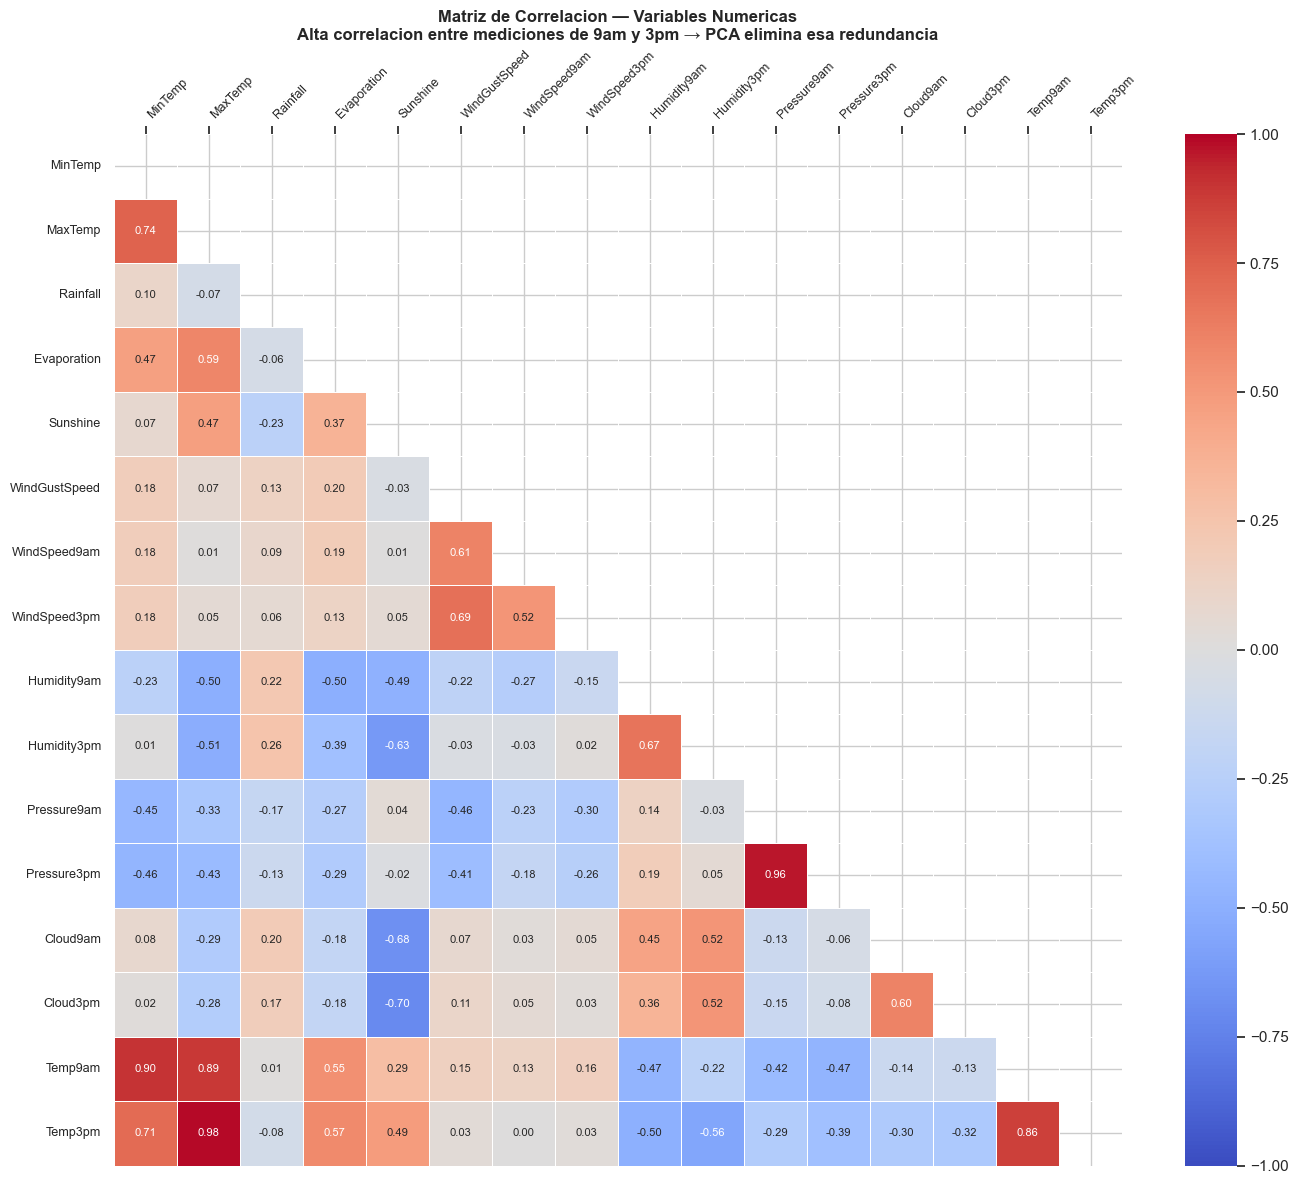
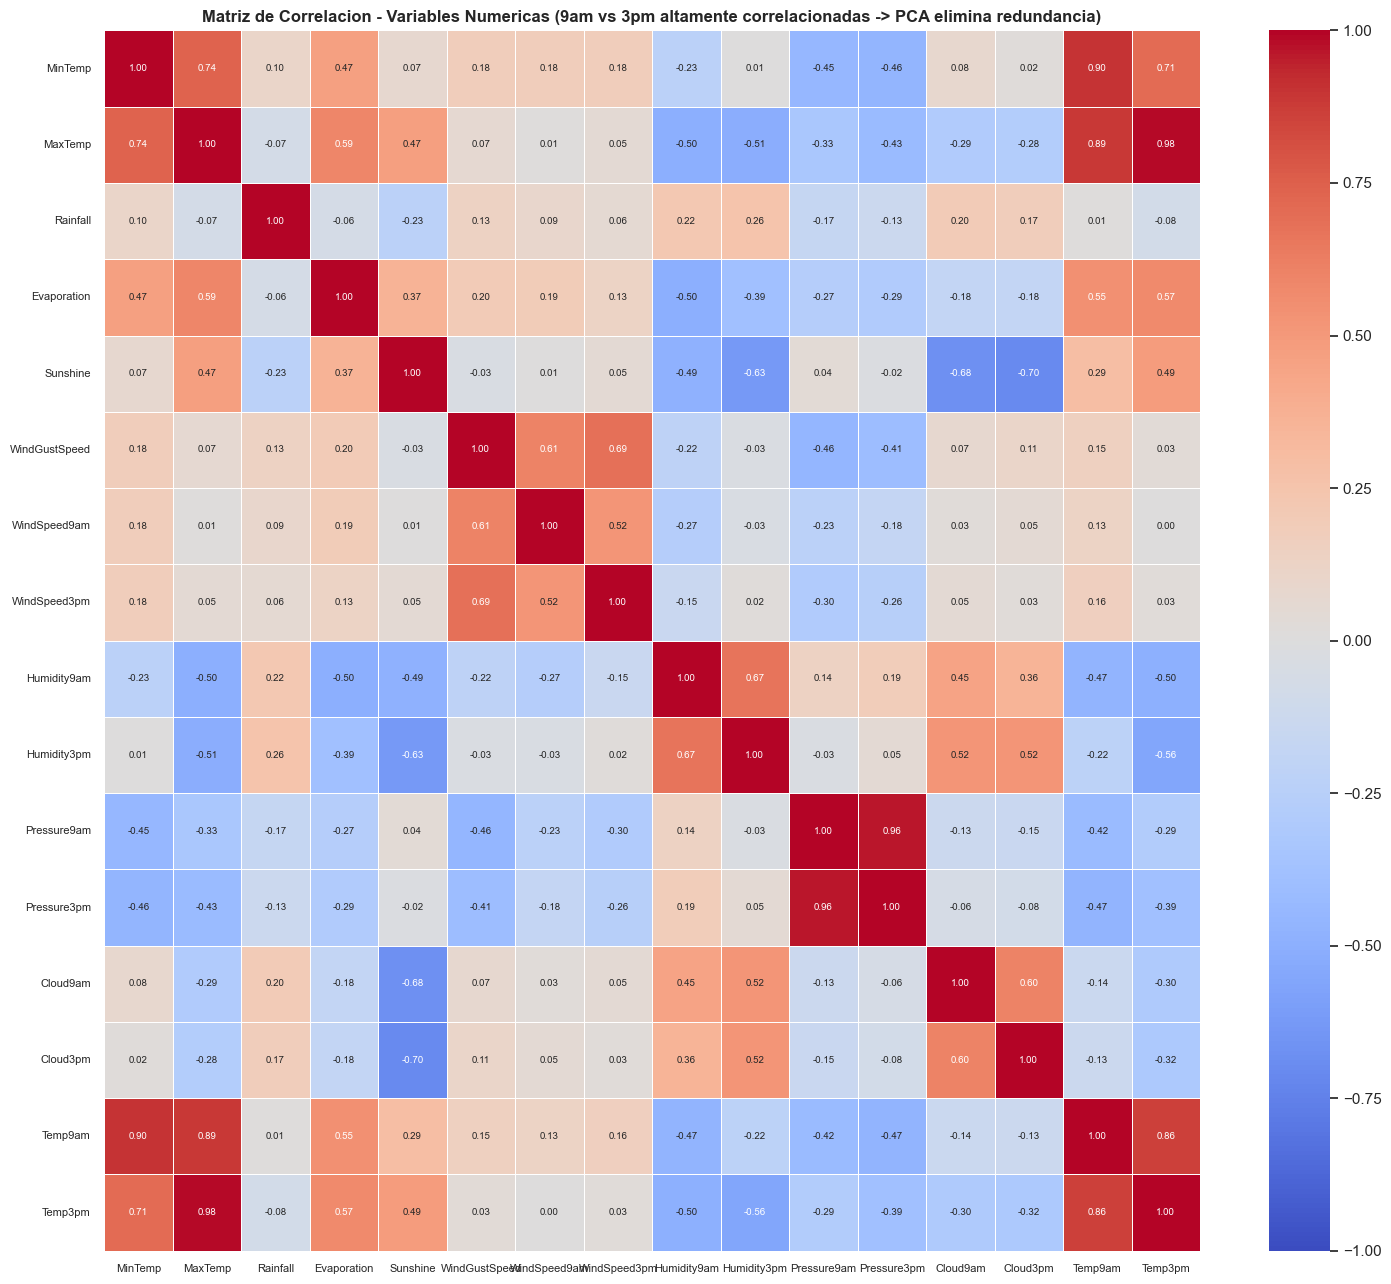
Code edit (unified diff) that turned the first committed figure into the second:
--- before
+++ after
@@ -1,25 +1,20 @@
-fig, ax = plt.subplots(figsize=(14, 12))
+fig, ax = plt.subplots(figsize=(15, 13))
 corr = df[NUMERICAL_ALL].corr()
-mask = np.triu(np.ones_like(corr, dtype=bool))
-sns.heatmap(corr, mask=mask, annot=True, fmt='.2f', cmap='coolwarm',
-            center=0, ax=ax, linewidths=0.5, annot_kws={'size': 8},
+sns.heatmap(corr, annot=True, fmt='.2f', cmap='coolwarm',
+            center=0, ax=ax, linewidths=0.5, annot_kws={'size': 7},
             vmin=-1, vmax=1)
-ax.set_title('Matriz de Correlacion — Variables Numericas\n'
-             'Alta correlacion entre mediciones de 9am y 3pm → PCA elimina esa redundancia',
+ax.set_title('Matriz de Correlacion - Variables Numericas (9am vs 3pm altamente correlacionadas -> PCA elimina redundancia)',
              fontsize=12, fontweight='bold')
-# Etiquetas eje X a 45° para no tener que girar la cabeza
-ax.xaxis.tick_top()
-ax.xaxis.set_label_position('top')
-ax.set_xticklabels(ax.get_xticklabels(), rotation=45, ha='left', fontsize=9)
-ax.set_yticklabels(ax.get_yticklabels(), rotation=0, fontsize=9)
+ax.set_xticklabels(ax.get_xticklabels(), rotation=0, ha='center', fontsize=8)
+ax.set_yticklabels(ax.get_yticklabels(), rotation=0, fontsize=8)
 plt.tight_layout()
 plt.savefig('../data/processed/correlation_matrix.png', dpi=150, bbox_inches='tight')
 plt.show()
 
-print('Correlaciones más altas detectadas:')
+print('Correlaciones mas altas detectadas:')
 pairs = [(r, c) for r in NUMERICAL_ALL for c in NUMERICAL_ALL if r < c]
 high_corr = [(r, c, corr.loc[r, c]) for r, c in pairs if abs(corr.loc[r, c]) > 0.80]
 high_corr.sort(key=lambda x: abs(x[2]), reverse=True)
 for r, c, v in high_corr[:8]:
-    print(f'  {r:20} ↔ {c:20}: r = {v:.3f}')
-print('\n→ Estas correlaciones confirman que PCA reducirá la dimensionalidad sin perder información relevante.')
+    print(f'  {r:20} <-> {c:20}: r = {v:.3f}')
+print('\n-> Estas correlaciones confirman que PCA reducira la dimensionalidad sin perder informacion relevante.')

Commit: fix: heatmap matriz completa con etiquetas horizontales; actualizar nombres integrantes